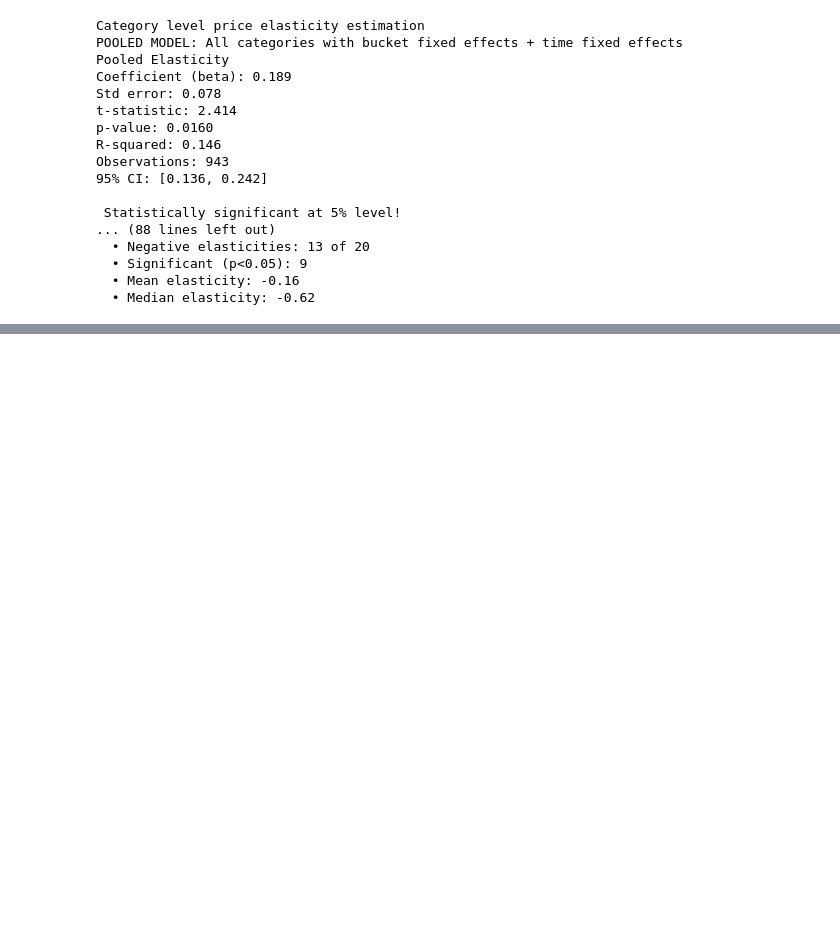
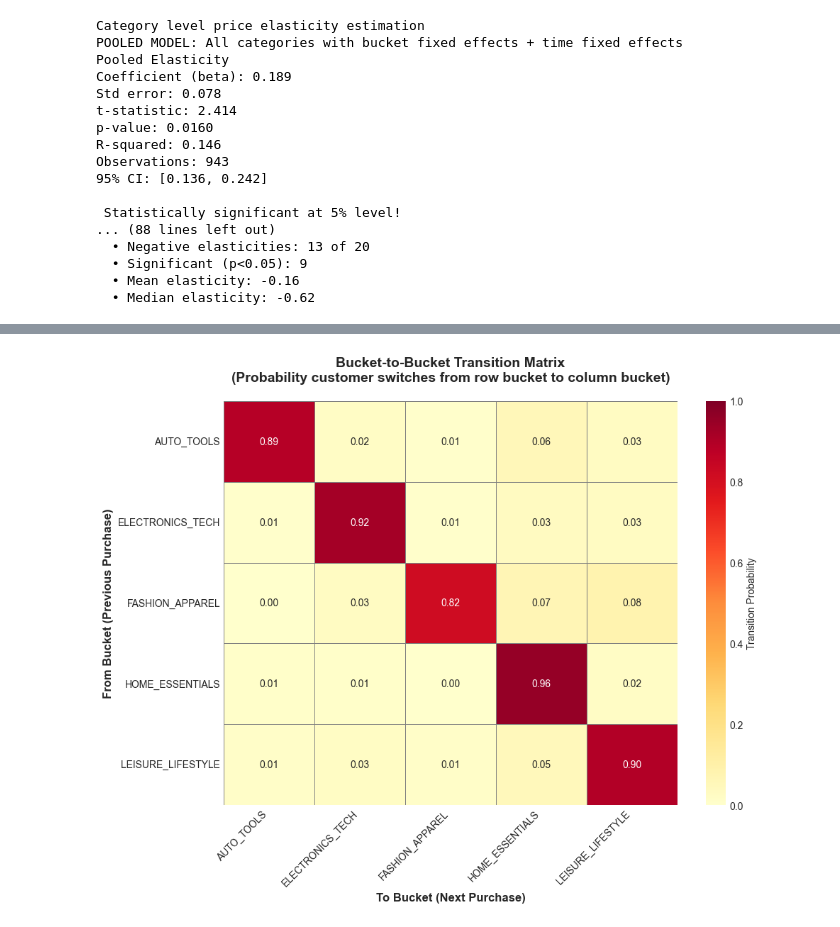
Before and after one commit to DineshPoddaturi/ecommerce-pricing-transformation, a Jupyter notebook: notebooks/02_segmentation_elasticity_clv.ipynb, the cells around one changed output, grey strips where cells are left out. Saved outputs shown, nothing was run; the diff lists cells and outputs as text; code cells hidden in the pictures; blank space fills up the shorter version.

Commit message:
Customer segmentation and clv analysis added: Logistic regression, expected clv and overall clv computed. Business strategies documented

```diff
--- a/notebooks/02_segmentation_elasticity_clv.ipynb
+++ b/notebooks/02_segmentation_elasticity_clv.ipynb
@@ -1324,0 +1560,87 @@ FINAL ELASTICITY SUMMARY: SIMPLE vs CONTROLLED
+# %%
+# Visualize Transition Matrix
+
+import matplotlib.pyplot as plt
+import seaborn as sns
+import numpy as np
+
+print("\n Creating transition matrix visualization")
+
+fig, ax = plt.subplots(figsize=(10, 8))
+
+# Create heatmap
+sns.heatmap(
+    transition_matrix,
+    annot=True,           # Show numbers
+    fmt='.2f',            # 2 decimal places
+    cmap='YlOrRd',        # Yellow to Red color scheme
+    cbar_kws={'label': 'Transition Probability'},
+    linewidths=0.5,
+    linecolor='gray',
+    ax=ax,
+    vmin=0,
+    vmax=1
+)
+
+ax.set_title('Bucket-to-Bucket Transition Matrix\n(Probability customer switches from row bucket to column bucket)',
+             fontsize=14, fontweight='bold', pad=20)
+ax.set_xlabel('To Bucket (Next Purchase)', fontsize=12, fontweight='bold')
+ax.set_ylabel('From Bucket (Previous Purchase)', fontsize=12, fontweight='bold')
+
+# Rotate labels for readability
+plt.xticks(rotation=45, ha='right')
+plt.yticks(rotation=0)
+
+plt.tight_layout()
+plt.savefig('../outputs/images/bucket_transition_heatmap.png', dpi=300, bbox_inches='tight')
+plt.show()
+
+
+# Create loyalty vs switching chart
+
+fig, (ax1, ax2) = plt.subplots(1, 2, figsize=(14, 5))
+
+# Chart 1: Loyalty rates
+loyalty_rates = []
+for bucket in transition_matrix.index:
+    if bucket in transition_matrix.columns:
+        loyalty_rates.append({
+            'Bucket': bucket,
+            'Loyalty': transition_matrix.loc[bucket, bucket] * 100
+        })
+
+loyalty_df = pd.DataFrame(loyalty_rates).sort_values('Loyalty', ascending=True)
+
+ax1.barh(range(len(loyalty_df)), loyalty_df['Loyalty'], color='steelblue', edgecolor='black')
+ax1.set_yticks(range(len(loyalty_df)))
+ax1.set_yticklabels(loyalty_df['Bucket'])
+ax1.set_xlabel('Loyalty Rate (%)', fontsize=11, fontweight='bold')
+ax1.set_title('Bucket Loyalty Rates\n(% staying in same bucket)', fontsize=12, fontweight='bold')
+ax1.axvline(x=93, color='red', linestyle='--', linewidth=2, alpha=0.7, label='Overall Average (93%)')
+ax1.legend()
+ax1.grid(True, alpha=0.3, axis='x')
+
+# Add value labels
+for i, v in enumerate(loyalty_df['Loyalty']):
+    ax1.text(v + 1, i, f'{v:.1f}%', va='center', fontweight='bold')
+
+# Chart 2: Top substitution flows
+top_10_subs = substitution_df.head(10).copy()
+top_10_subs['Label'] = top_10_subs['From'].str[:8] + ' to ' + top_10_subs['To'].str[:8]
+top_10_subs = top_10_subs.sort_values('Probability')
+
+ax2.barh(range(len(top_10_subs)), top_10_subs['Probability'] * 100, color='coral', edgecolor='black')
+ax2.set_yticks(range(len(top_10_subs)))
+ax2.set_yticklabels(top_10_subs['Label'], fontsize=9)
+ax2.set_xlabel('Switching Probability (%)', fontsize=11, fontweight='bold')
+ax2.set_title('Top 10 Cross-Bucket Switches\n(excluding same-bucket)', fontsize=12, fontweight='bold')
+ax2.grid(True, alpha=0.3, axis='x')
+
+# Add value labels
+for i, v in enumerate(top_10_subs['Probability'] * 100):
+    ax2.text(v + 0.2, i, f'{v:.1f}%', va='center', fontsize=9)
+
+plt.tight_layout()
+plt.savefig('../outputs/images/bucket_loyalty_and_switching.png', dpi=300, bbox_inches='tight')
+plt.show()
+# %% [output]
@@ -1324,0 +1648 @@ FINAL ELASTICITY SUMMARY: SIMPLE vs CONTROLLED
+[figure, added]
```
Also changed, not shown: parts of 18 cells of this notebook.
